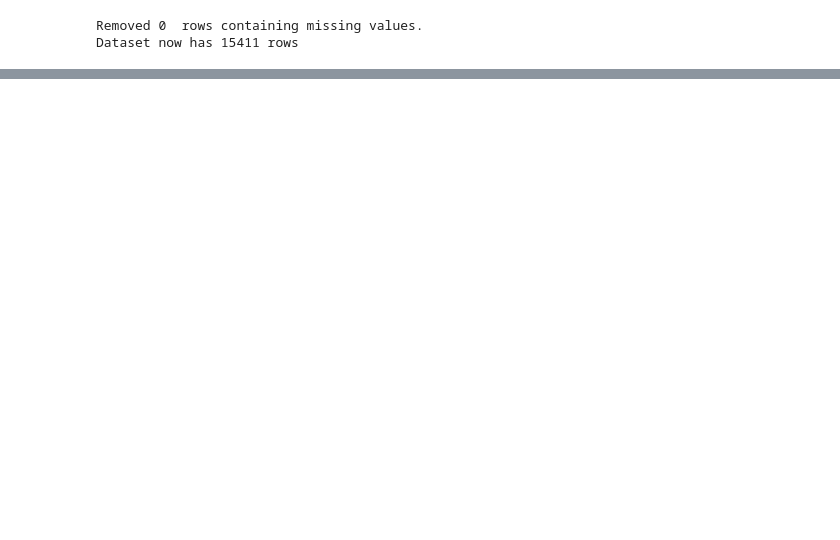
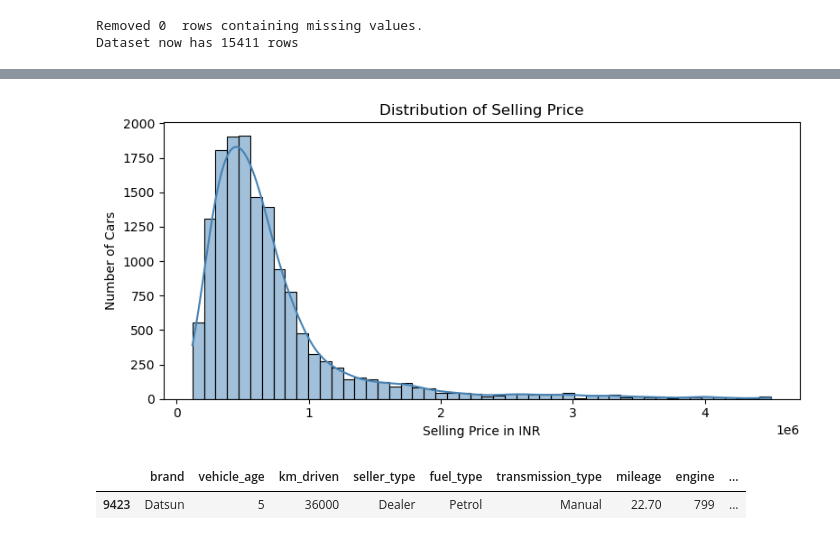
Before and after one commit to Niraj7272/DataScience, a Jupyter notebook: Practice/Machine_Learning/Ensemble Techniques.ipynb, the cells around one changed output, grey strips where cells are left out. Cells and saved outputs as stored; diff of their text form; code cells hidden in the pictures; blank space fills up the shorter version.

```diff
--- a/Practice/Machine_Learning/Ensemble Techniques.ipynb
+++ b/Practice/Machine_Learning/Ensemble Techniques.ipynb
@@ -172,0 +174,6 @@ Dataset now has 15411 rows
+# %%
+before = len(df)
+df.drop_duplicates(inplace=True)
+after = len(df)
+print(f'Removed {before - after} duplicate rows.')
+print(f'Dataset now has {after} rows.')
@@ -172,0 +183,10 @@ Dataset now has 15411 rows
+# %%
+Q1 = df['selling_price'].quantile(0.01)
+Q3 = df['selling_price'].quantile(0.99)
+before = len(df)
+
+df = df[(df['selling_price'] >= Q1) & (df['selling_price'] <= Q3)]
+after = len(df)
+
+print(f'Removed {before - after} extreme outlier rows in selling price.')
+print(f'Final dataset size: {after} rows.')
@@ -172,0 +223,16 @@ Dataset now has 15411 rows
+# %%
+plt.figure(figsize=(8,4))
+sns.histplot(df['selling_price'], bins=50, kde=True, color='steelblue')
+plt.title('Distribution of Selling Price')
+plt.xlabel('Selling Price in INR')
+plt.ylabel('Number of Cars')
+plt.tight_layout()
+plt.savefig('plot1_selling_price_distribution.png')
+plt.show()
+# %% [output]
+[figure, added]
+# %%
+df.sample()
+# %% [output]
+|  | brand | vehicle_age | km_driven | seller_type | fuel_type | transmission_type | mileage | engine | ... |
+| 9423 | Datsun | 5 | 36000 | Dealer | Petrol | Manual | 22.70 | 799 | ... |
```
Also changed, not shown: parts of 23 cells of this notebook, 5 other files.
